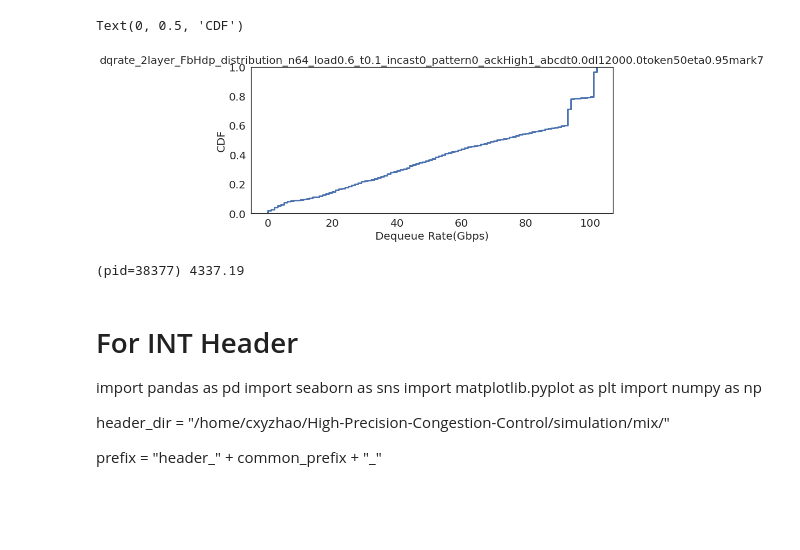
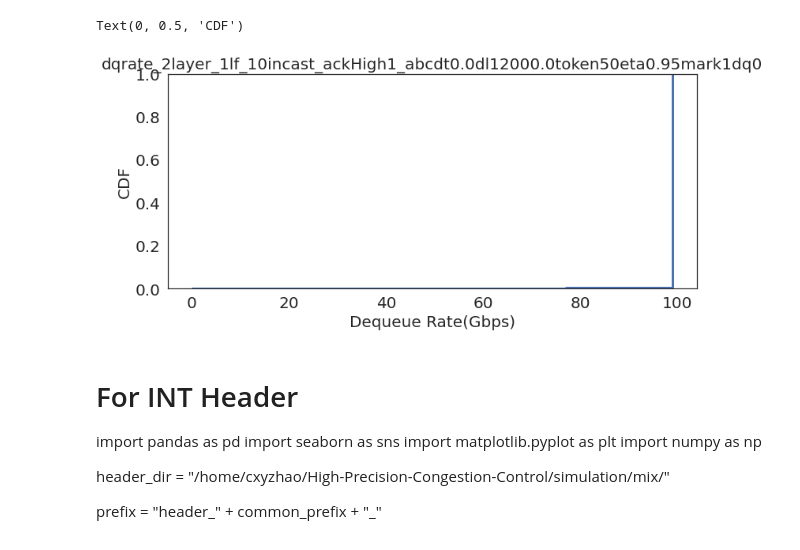
Before and after one commit to cxyzhao/High-Precision-Congestion-Control, a Jupyter notebook: cc_exp_ctrl.ipynb, the cells around one changed output. Saved outputs shown, nothing was run; the diff lists cells and outputs as text; code cells hidden in the pictures; blank space fills up the shorter version.

```diff
--- a/cc_exp_ctrl.ipynb
+++ b/cc_exp_ctrl.ipynb
@@ -444,0 +416,20 @@ Text(0, 0.5, 'Queue Length (KB)')
+# %%
+sns.set(rc={'figure.figsize':(12,5)})
+sns.set_style('white')
+
+#g.set_yticks([5000 * (i+1) for i in range(8)])
+
+#g.set_yticklabels(g.get_yticks(), size=20)
+plt.yticks(fontsize=20)
+plt.xticks(fontsize=20)
+
+df.columns = [single_str_translate(name) for name in df.columns]
+
+g= sns.lineplot(data=df, linewidth=3)
+
+g.set_title("Average Queue Length", fontsize = 20)
+g.set_xlabel("Time (us)", fontsize = 20)
+g.set(xlim=(1000, 1285))
+g.set_ylabel("Queue Length (KB)", fontsize = 20)
+plt.legend(bbox_to_anchor=(0, -0.2), loc=2, borderaxespad=0.)
+# plt.legend([],[], frameon=False)
@@ -480,15 +474,15 @@ for link_name in link_name_lst:
 
 
     cc_name  = tranfer_name(cc_name)
-    df = pd.concat([df, pd.DataFrame(port_to_linkutil_series["switch64port20"], columns=[cc_name]) ], axis=1)
+    df = pd.concat([df, pd.DataFrame(port_to_linkutil_series["switch64port2"], columns=[cc_name]) ], axis=1)
 
 
 
 
-accu_avg = df.expanding().mean()
-#accu_avg.columns = ["CumulativeAverage-Vanilla", "CumulativeAverage-PW", "CumulativeAverage-WRED", "CumulativeAverage-HPCC"]
-accu_avg.columns = ["CumulativeAverage-Dq2pkts", "CumulativeAverage-Dq1us"]
-df = pd.concat([df, accu_avg])
+# accu_avg = df.expanding().mean()
+# #accu_avg.columns = ["CumulativeAverage-Vanilla", "CumulativeAverage-PW", "CumulativeAverage-WRED", "CumulativeAverage-HPCC"]
+# accu_avg.columns = ["CumulativeAverage-1", "CumulativeAverage-2", "CumulativeAverage-3"]
+# df = pd.concat([df, accu_avg])
 
 
 sns.set(rc={'figure.figsize':(12,5)})
@@ -603,9 +595,9 @@ for cc in ["abc"]:
     for abc_eta in [0.95]:
         for abc_token in [50]:
             for abc_delta in [12000]:
-                for abc_dqinterval in [1000]:
+                for abc_dqinterval in [0]:
                     for abc_tokenminbound in [1]:
-                        for abc_markmode in [7]:
+                        for abc_markmode in [1]:
                             cc_config = copy.deepcopy(cc_config_template)
                             cc_config['cc']  = cc
                             cc_config['abc_eta'] = abc_eta
@@ -641,38 +633,37 @@ for dqrate_name in dqrate_name_lst:
 #                     print(name, len(lst[3:]), line)
     #dqrate = pd.DataFrame(port_to_dqrateDist["switch64port20queue3"]).T
     #dqrate = pd.DataFrame(dqrate[30])
-    dqrate = pd.DataFrame(pd.DataFrame(port_to_dqrateDist["switch64port10queue0"]).T.sum(axis=1))
+    dqrate = pd.DataFrame(pd.DataFrame(port_to_dqrateDist["switch64port2queue3"]).T.sum(axis=1))
     dqrate.columns = [cc_name]
     df = pd.concat([df, dqrate])
 
 # #     avg_qlen = get_avg_qlen(pd.DataFrame(port_to_qlenDist["switch64port20queue3"]).T)
 # #     avg_qlen.columns = [cc_name]
 # #     df = pd.concat([df, avg_qlen])
 
 sns.set(rc={'figure.figsize':(12,5)})
 sns.set_style('white')
 
 #g.set_yticks([5000 * (i+1) for i in range(8)])
 
 #g.set_yticklabels(g.get_yticks(), size=20)
 plt.yticks(fontsize=20)
 plt.xticks(fontsize=20)
 
 
 #g = sns.ecdfplot(data=df, linewidth=3, x=df.index)
 g = sns.ecdfplot(data=df, linewidth=3, x=df.index, weights=cc_name)
 #g = sns.lineplot(data=df, linewidth=3)
 
 g.set_title(cc_name, fontsize = 20)
 g.set_xlabel("Dequeue Rate(Gbps)", fontsize = 20)
 g.set_ylabel("CDF", fontsize = 20)
-# g.set(xlim=(0, 205))
+#g.set(xlim=(190, 200))
 # plt.legend(bbox_to_anchor=(1.05, 1), loc=2, borderaxespad=0.)
 # plt.legend([],[], frameon=False)
 # %% [output]
 Text(0, 0.5, 'CDF')
-[figure, old version]
+[figure, new version]
-(pid=38377) 4337.19
 # %% [markdown]
 # For INT Header
 import pandas as pd
```
Also changed, not shown: parts of 10 cells of this notebook, 7 other files.
